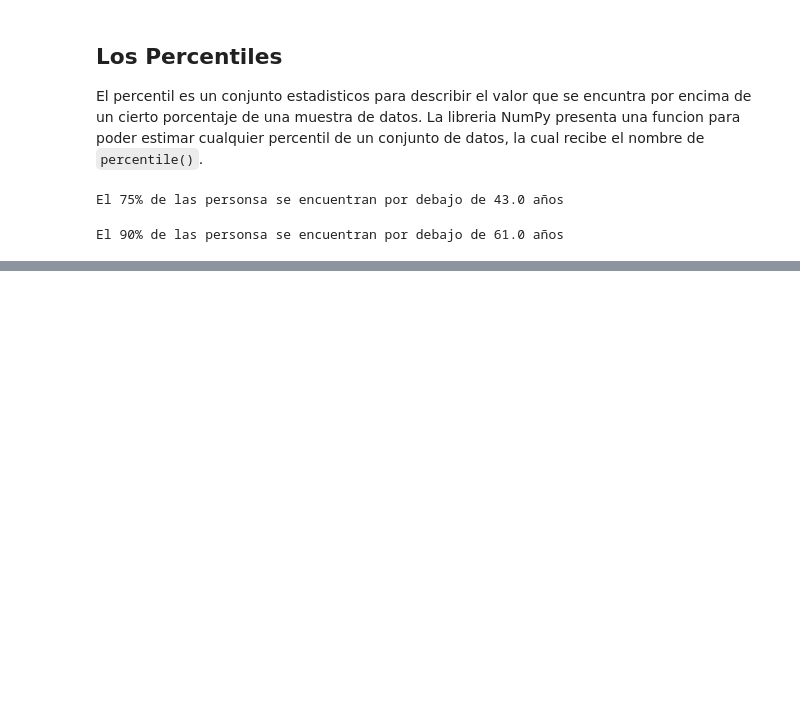
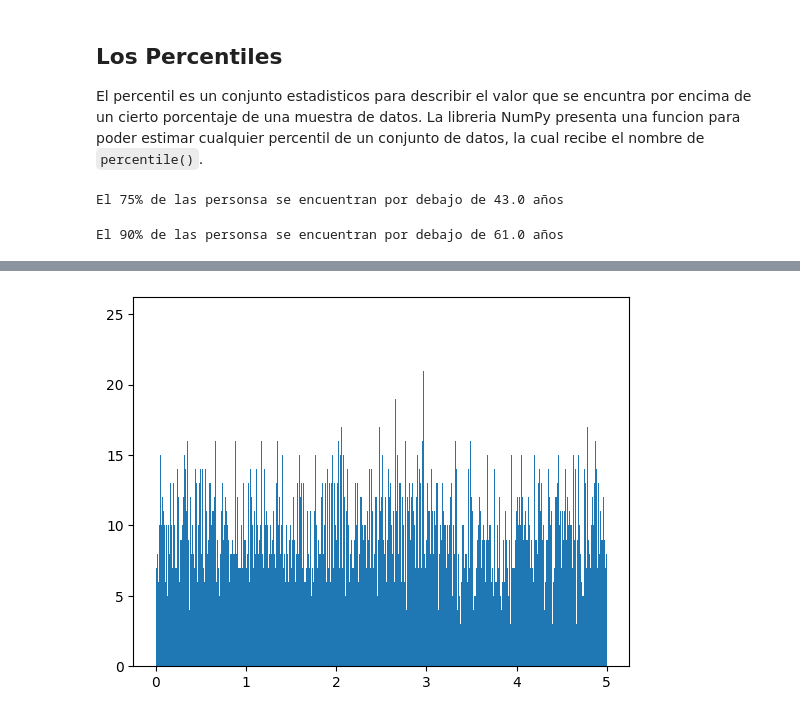
Before and after one commit to ManuelBote/Python, a Jupyter notebook: Jupyter/conceptos_estadisticas.ipynb, the cells around one changed output, grey strips where cells are left out. Cells and saved outputs as stored; diff of their text form; code cells hidden in the pictures; blank space fills up the shorter version.

```diff
--- a/Jupyter/conceptos_estadisticas.ipynb
+++ b/Jupyter/conceptos_estadisticas.ipynb
@@ -112,0 +147,7 @@ El 90% de las personsa se encuentran por debajo de 61.0 años
+# %%
+x = np.random.uniform(0.0, 5.0, 100000)
+
+plt.hist(x, 10000)
+plt.show()
+# %% [output]
+[figure, added]
```
Also changed, not shown: parts of 4 cells of this notebook, 10 other files.
